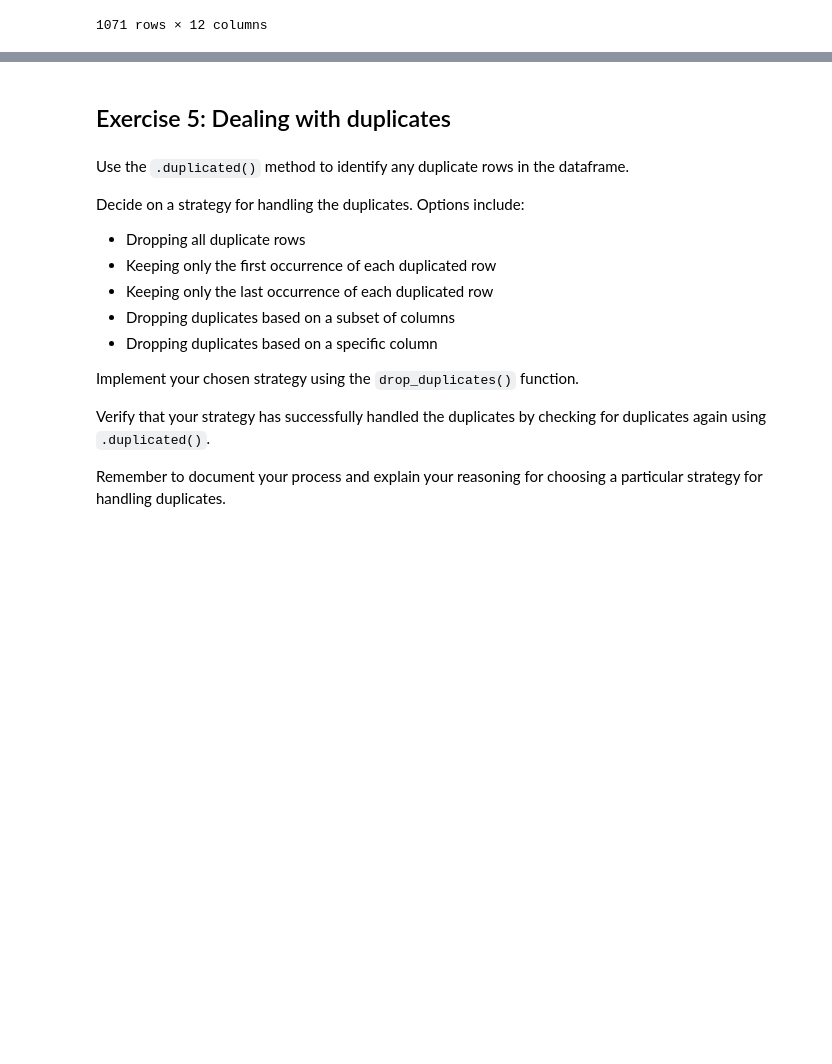
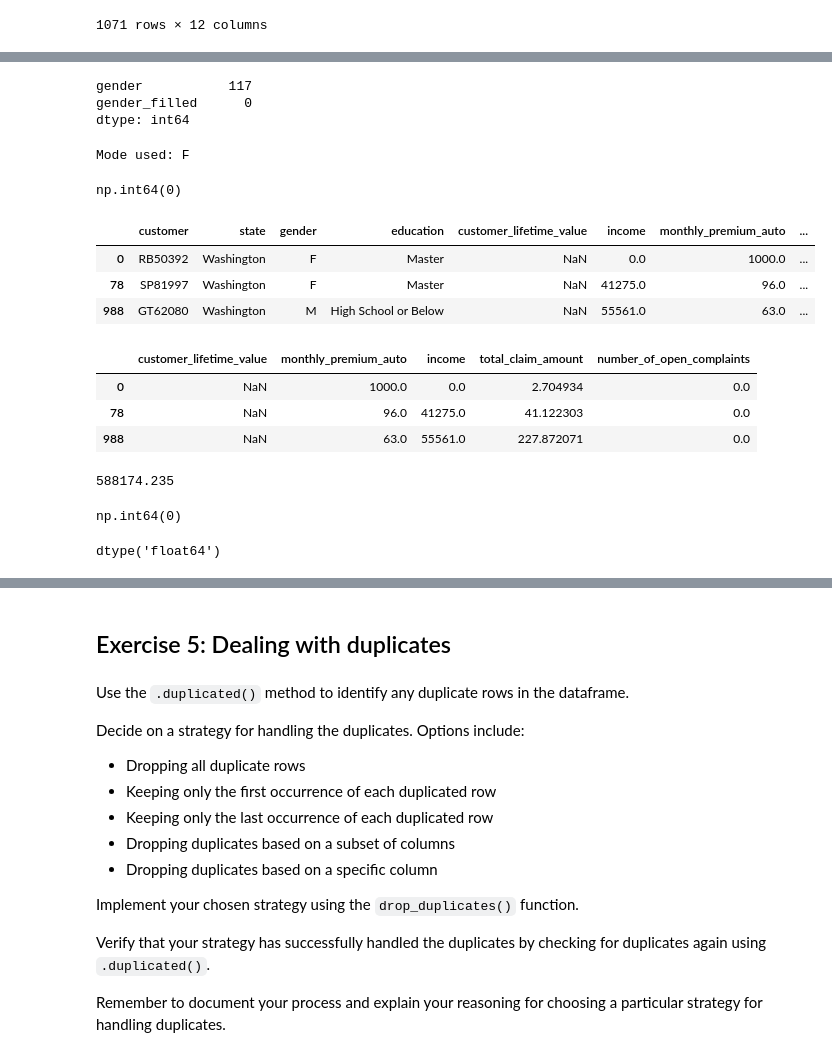
Before and after one commit to sandraicgoncalves-cyber/lab-dw-data-cleaning-and-formatting, a Jupyter notebook: lab-dw-data-cleaning-and-formatting.ipynb, the cells around one changed output, grey strips where cells are left out. Cells and saved outputs as stored; diff of their text form; code cells hidden in the pictures; blank space fills up the shorter version.

```diff
--- a/lab-dw-data-cleaning-and-formatting.ipynb
+++ b/lab-dw-data-cleaning-and-formatting.ipynb
@@ -397,0 +447,69 @@ display(insurance_company)
+# %%
+gender_mode = insurance_company["gender"].mode(dropna=True).iloc[0]
+
+insurance_company["gender_filled"] = (
+    insurance_company["gender"].fillna(gender_mode)
+)
+display(insurance_company[["gender", "gender_filled"]].isna().sum())
+print("Mode used:", gender_mode)
+# %% [output]
+gender           117
+gender_filled      0
+dtype: int64
+Mode used: F
+# %%
+insurance_company["gender"] = insurance_company["gender_filled"]
+insurance_company["gender"].isna().sum()
+# %% [output]
+np.int64(0)
+# %%
+insurance_company = insurance_company.drop(columns=["gender_filled"])
+# %%
+# inspecting the 3 missing values in column "customer_lifetime_value" in a total of 1071 values.
+# My strategy may be to fill the missing values with the median but I want to check all the columns related with these missing values.
+
+missing_clv_rows = insurance_company[insurance_company["customer_lifetime_value"].isna()]
+display(missing_clv_rows)
+# %% [output]
+|  | customer | state | gender | education | customer_lifetime_value | income | monthly_premium_auto | ... |
+| 0 | RB50392 | Washington | F | Master | NaN | 0.0 | 1000.0 | ... |
+| 78 | SP81997 | Washington | F | Master | NaN | 41275.0 | 96.0 | ... |
+| 988 | GT62080 | Washington | M | High School or Below | NaN | 55561.0 | 63.0 | ... |
+# %%
+# inspecting only numerical columns
+display(
+    insurance_company.loc[
+        insurance_company["customer_lifetime_value"].isna(),
+        [
+            "customer_lifetime_value",
+            "monthly_premium_auto",
+            "income",
+            "total_claim_amount",
+            "number_of_open_complaints"
+        ]
+    ]
+)
+# %% [output]
+|  | customer_lifetime_value | monthly_premium_auto | income | total_claim_amount | number_of_open_complaints |
+| 0 | NaN | 1000.0 | 0.0 | 2.704934 | 0.0 |
+| 78 | NaN | 96.0 | 41275.0 | 41.122303 | 0.0 |
+| 988 | NaN | 63.0 | 55561.0 | 227.872071 | 0.0 |
+# %%
+#inspecting the median
+clv_median = insurance_company["customer_lifetime_value"].median()
+print(clv_median)
+# %% [output]
+588174.235
+# %%
+# replacing the missing values with the median and inspecting if there are still any missing values
+insurance_company["customer_lifetime_value"] = (
+    insurance_company["customer_lifetime_value"].fillna(clv_median)
+)
+insurance_company["customer_lifetime_value"].isna().sum()
+# %% [output]
+np.int64(0)
+# %%
+# inspecting the data type of this column, just in case
+insurance_company["customer_lifetime_value"].dtype
+# %% [output]
+dtype('float64')
```
Also changed, not shown: parts of 20 cells of this notebook, 2 other files.
